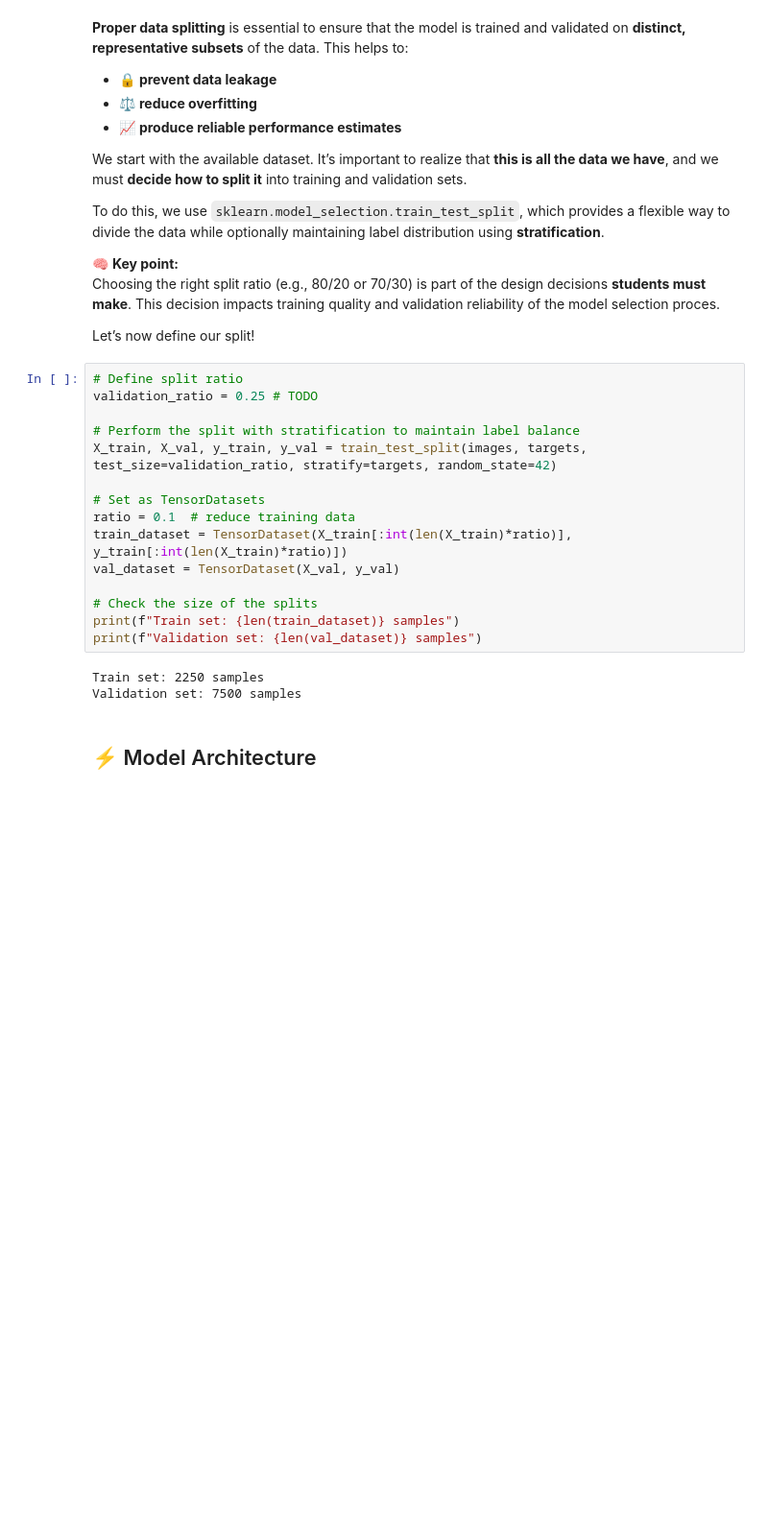
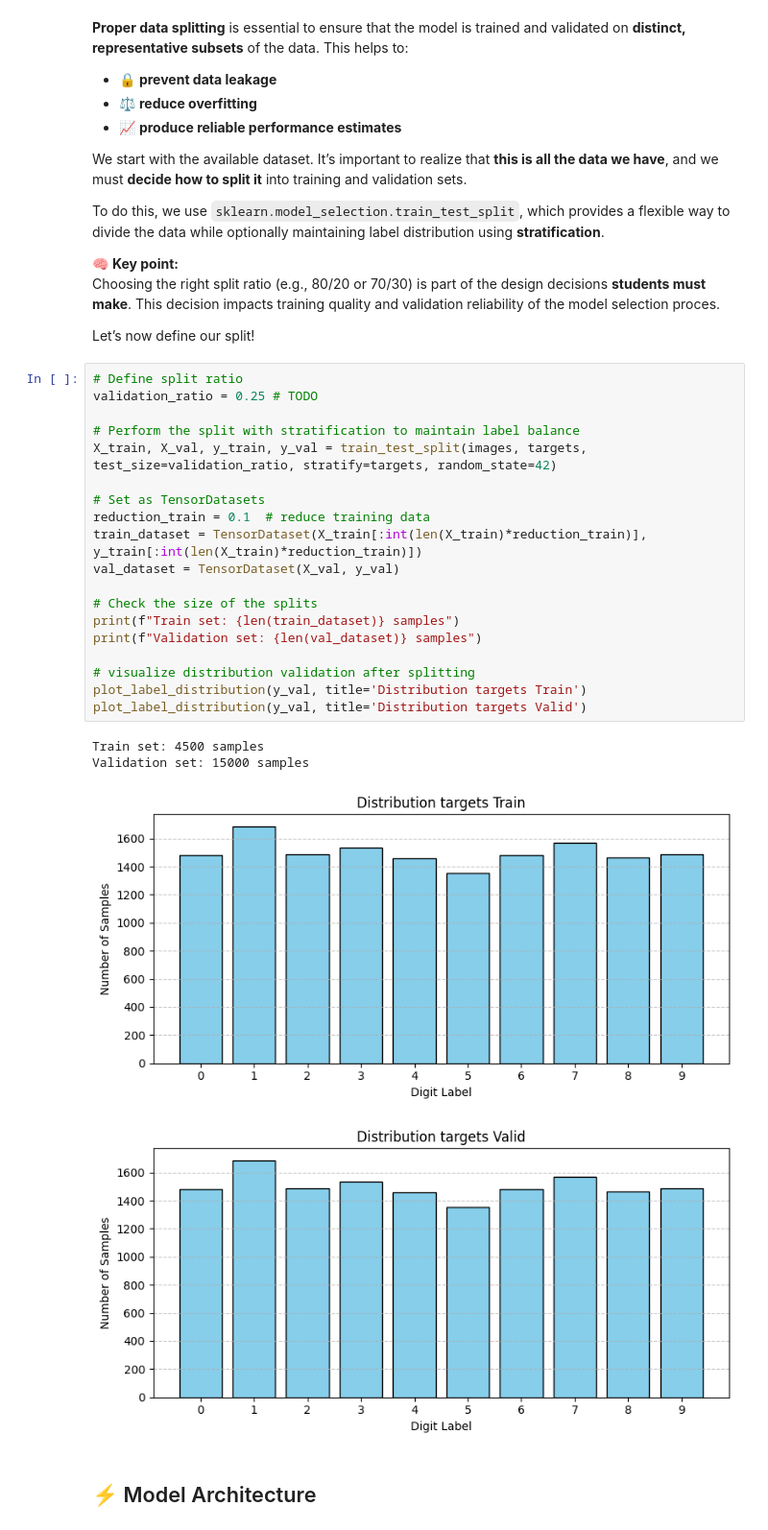
Before and after one commit to mikelunizar/T6-AdvancedOptimization, a Jupyter notebook: ModelSelection.ipynb, the cells around one changed output. Shown at 96% size. Drawn from its saved outputs; the diff is of its cells as text; blank space fills up the shorter version.

```diff
--- a/ModelSelection.ipynb
+++ b/ModelSelection.ipynb
@@ -132,21 +189,27 @@ Let’s now define our split!
 # %%
 # Define split ratio
 validation_ratio = 0.25 # TODO
 
 # Perform the split with stratification to maintain label balance
 X_train, X_val, y_train, y_val = train_test_split(images, targets, test_size=validation_ratio, stratify=targets, random_state=42)
 
 # Set as TensorDatasets
-ratio = 0.1  # reduce training data
-train_dataset = TensorDataset(X_train[:int(len(X_train)*ratio)], y_train[:int(len(X_train)*ratio)])
+reduction_train = 0.1  # reduce training data
+train_dataset = TensorDataset(X_train[:int(len(X_train)*reduction_train)], y_train[:int(len(X_train)*reduction_train)])
 val_dataset = TensorDataset(X_val, y_val)
 
 # Check the size of the splits
 print(f"Train set: {len(train_dataset)} samples")
 print(f"Validation set: {len(val_dataset)} samples")
+
+# visualize distribution validation after splitting
+plot_label_distribution(y_val, title='Distribution targets Train')
+plot_label_distribution(y_val, title='Distribution targets Valid')
 # %% [output]
-Train set: 2250 samples
-Validation set: 7500 samples
+Train set: 4500 samples
+Validation set: 15000 samples
+[figure, added]
+[figure, added]
 # %% [markdown]
 ## ⚡ Model Architecture
 # %% [markdown]
```
Also changed, not shown: parts of 22 cells of this notebook, 2 other files.
